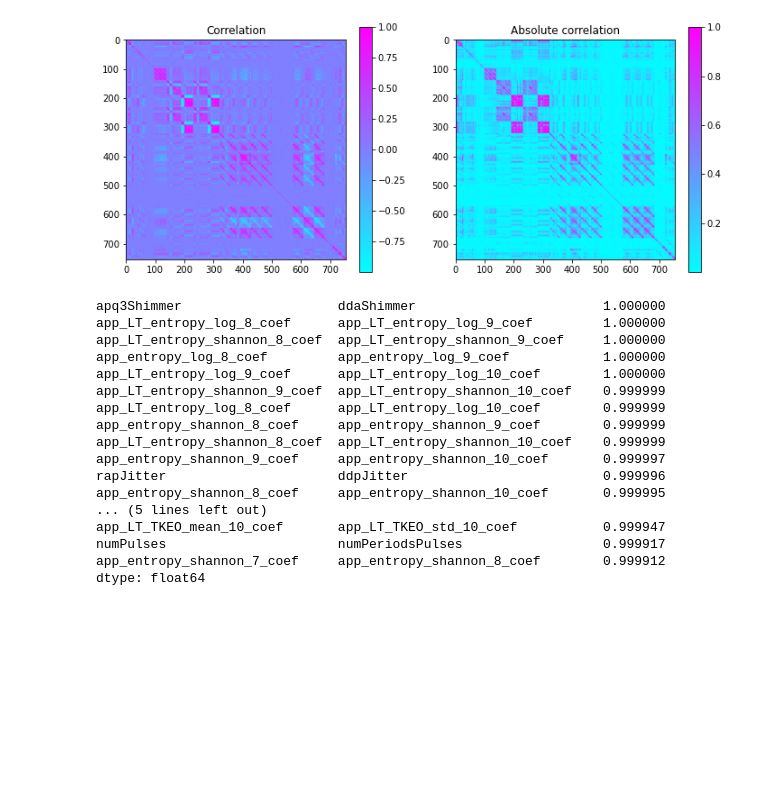
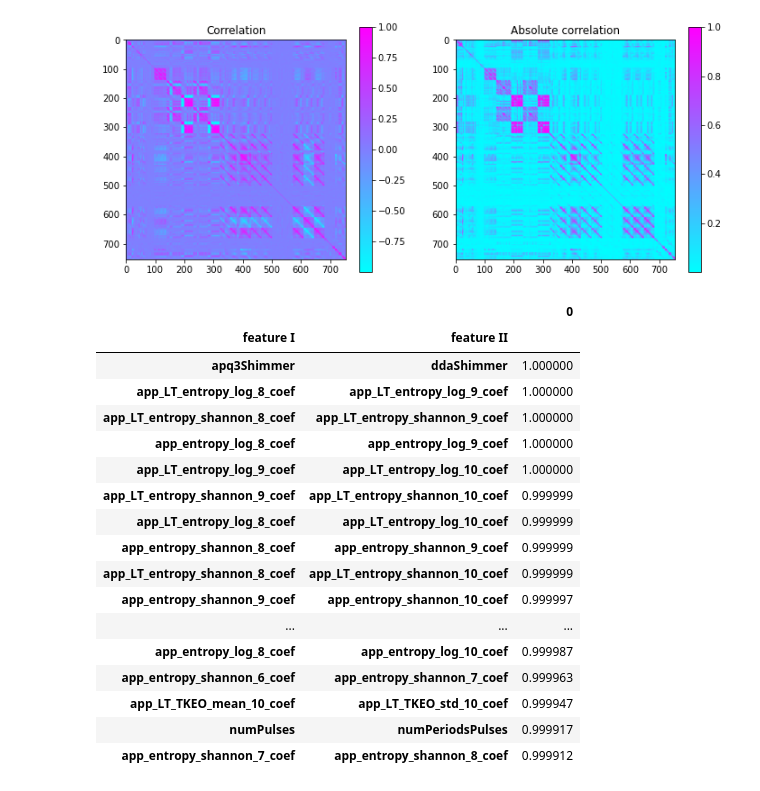
Before and after one commit to ynahum/anam_hw, a Jupyter notebook: dry1/ee046202_hw_1_statistics_public/ee046202_hw_1_statistics_public.ipynb, the cells around one changed output. Cells and saved outputs as stored; diff of their text form; code cells hidden in the pictures; blank space fills up the shorter version.

```diff
--- a/dry1/ee046202_hw_1_statistics_public/ee046202_hw_1_statistics_public.ipynb
+++ b/dry1/ee046202_hw_1_statistics_public/ee046202_hw_1_statistics_public.ipynb
@@ -399,40 +399,40 @@ cb = fig.colorbar(img2, ax=ax4)
 # %%
 # 4
 
 corr_df = corr
 corr_tril = np.tril(corr, -1)
 corr_tril_pos = np.maximum(corr_tril, np.zeros(corr_tril.shape))
 #print(corr_tril_pos)
 corr_df.loc[:,:] = corr_tril_pos
 #print(corr_df)
 corr_df_unstacked = corr_df.unstack()
 #print(corr_df_unstacked)
 corr_df_unstacked_sorted = corr_df_unstacked.sort_values(ascending=False)
-print(corr_df_unstacked_sorted[:20])
 corr_df_unstacked_sorted_top_20 = corr_df_unstacked_sorted[:20]
-#print(type(corr_df_unstacked_sorted_top_20))
-#print(corr_df_unstacked_sorted_top_20.shape)
-#corr_df_unstacked_sorted = corr_df_stacked_sorted_top_20.unstack()
-#corr_df_unstacked_sorted
-#pd.DataFrame(corr_df_unstacked_sorted_top_20)
+#print(corr_df_unstacked_sorted_top_20)
+index = pd.MultiIndex.from_tuples(corr_df_unstacked_sorted_top_20.index, names=['feature I', 'feature II'])
+s = pd.Series(corr_df_unstacked_sorted_top_20.values, index=index)
+#print(s)
+pd.DataFrame(s)
 # %% [output]
-apq3Shimmer                    ddaShimmer                        1.000000
-app_LT_entropy_log_8_coef      app_LT_entropy_log_9_coef         1.000000
-app_LT_entropy_shannon_8_coef  app_LT_entropy_shannon_9_coef     1.000000
-app_entropy_log_8_coef         app_entropy_log_9_coef            1.000000
-app_LT_entropy_log_9_coef      app_LT_entropy_log_10_coef        1.000000
-app_LT_entropy_shannon_9_coef  app_LT_entropy_shannon_10_coef    0.999999
-app_LT_entropy_log_8_coef      app_LT_entropy_log_10_coef        0.999999
-app_entropy_shannon_8_coef     app_entropy_shannon_9_coef        0.999999
-app_LT_entropy_shannon_8_coef  app_LT_entropy_shannon_10_coef    0.999999
-app_entropy_shannon_9_coef     app_entropy_shannon_10_coef       0.999997
-rapJitter                      ddpJitter                         0.999996
-app_entropy_shannon_8_coef     app_entropy_shannon_10_coef       0.999995
-... (5 lines left out)
-app_LT_TKEO_mean_10_coef       app_LT_TKEO_std_10_coef           0.999947
-numPulses                      numPeriodsPulses                  0.999917
-app_entropy_shannon_7_coef     app_entropy_shannon_8_coef        0.999912
-dtype: float64
+|  |  | 0 |
+| feature I | feature II |  |
+| apq3Shimmer | ddaShimmer | 1.000000 |
+| app_LT_entropy_log_8_coef | app_LT_entropy_log_9_coef | 1.000000 |
+| app_LT_entropy_shannon_8_coef | app_LT_entropy_shannon_9_coef | 1.000000 |
+| app_entropy_log_8_coef | app_entropy_log_9_coef | 1.000000 |
+| app_LT_entropy_log_9_coef | app_LT_entropy_log_10_coef | 1.000000 |
+| app_LT_entropy_shannon_9_coef | app_LT_entropy_shannon_10_coef | 0.999999 |
+| app_LT_entropy_log_8_coef | app_LT_entropy_log_10_coef | 0.999999 |
+| app_entropy_shannon_8_coef | app_entropy_shannon_9_coef | 0.999999 |
+| app_LT_entropy_shannon_8_coef | app_LT_entropy_shannon_10_coef | 0.999999 |
+| app_entropy_shannon_9_coef | app_entropy_shannon_10_coef | 0.999997 |
+| ... | ... | ... |
+| app_entropy_log_8_coef | app_entropy_log_10_coef | 0.999987 |
+| app_entropy_shannon_6_coef | app_entropy_shannon_7_coef | 0.999963 |
+| app_LT_TKEO_mean_10_coef | app_LT_TKEO_std_10_coef | 0.999947 |
+| numPulses | numPeriodsPulses | 0.999917 |
+| app_entropy_shannon_7_coef | app_entropy_shannon_8_coef | 0.999912 |
 # %% [markdown]
 ## <img src="https://img.icons8.com/dusk/64/000000/prize.png" style="height:50px;display:inline"> Credits
 ---
```
